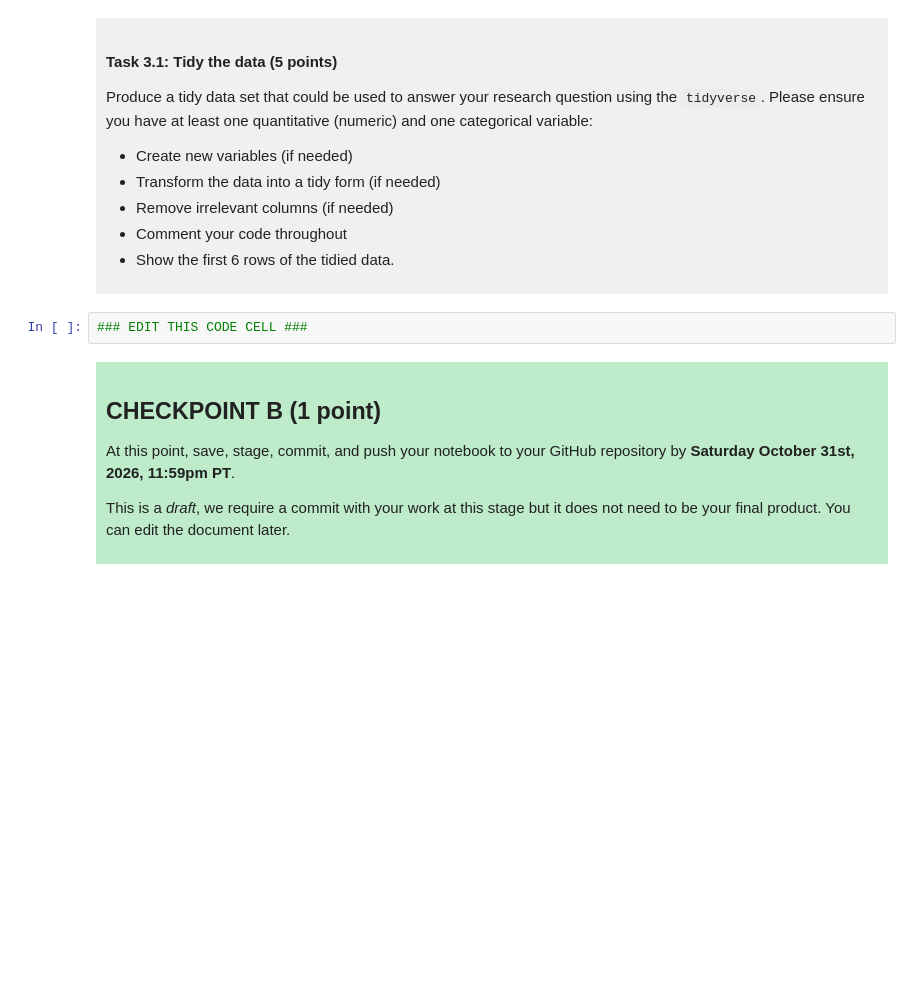
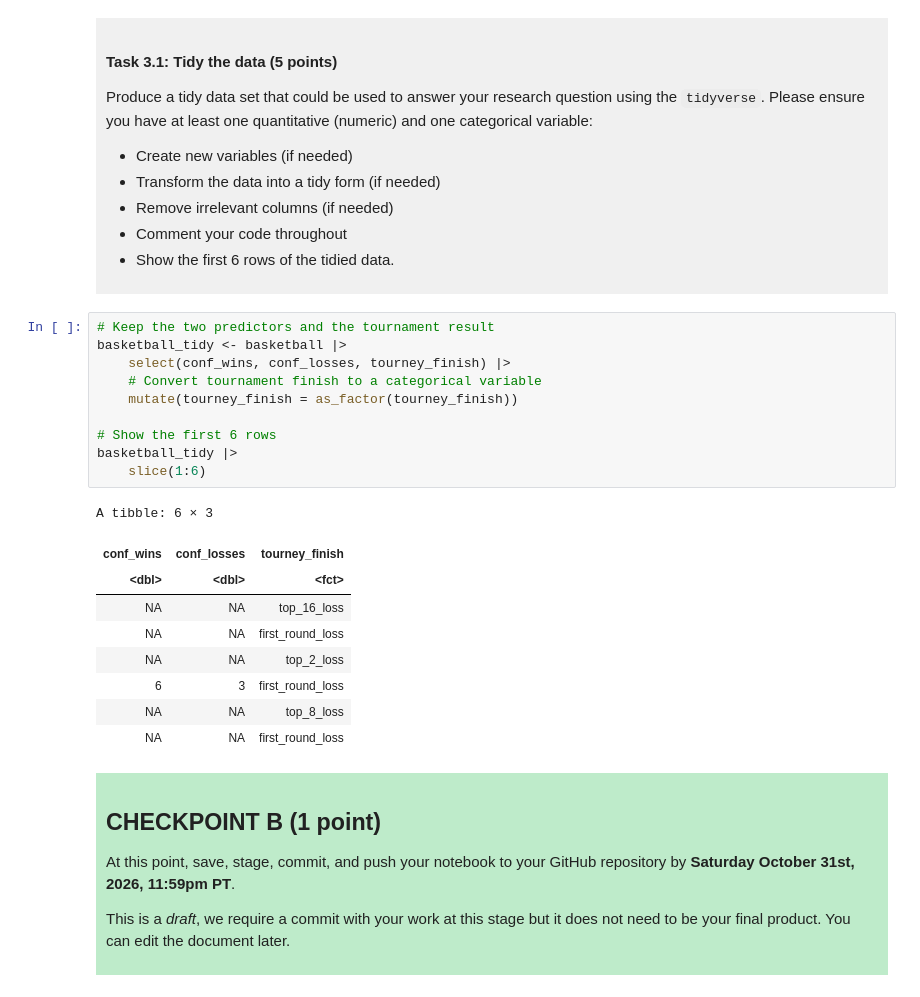
Before and after one commit to yunachen2025/DSCI-100-project2026-YunaChen, a Jupyter notebook: dsci-100-project-notebook.ipynb, the cells around one changed output. Drawn from its saved outputs; the diff is of its cells as text; blank space fills up the shorter version.

```diff
--- a/dsci-100-project-notebook.ipynb
+++ b/dsci-100-project-notebook.ipynb
@@ -220,7 +220,25 @@ Produce a tidy data set that could be used to answer your research question usin
 
 </div>
 # %%
-### EDIT THIS CODE CELL ###
+# Keep the two predictors and the tournament result
+basketball_tidy <- basketball |>
+    select(conf_wins, conf_losses, tourney_finish) |>
+    # Convert tournament finish to a categorical variable
+    mutate(tourney_finish = as_factor(tourney_finish))
+
+# Show the first 6 rows
+basketball_tidy |>
+    slice(1:6)
+# %% [output]
+A tibble: 6 × 3
+| conf_wins | conf_losses | tourney_finish |
+| <dbl> | <dbl> | <fct> |
+| NA | NA | top_16_loss |
+| NA | NA | first_round_loss |
+| NA | NA | top_2_loss |
+| 6 | 3 | first_round_loss |
+| NA | NA | top_8_loss |
+| NA | NA | first_round_loss |
 # %% [markdown]
 <div style="background-color: #beebca; padding: 10px;">
 
```
